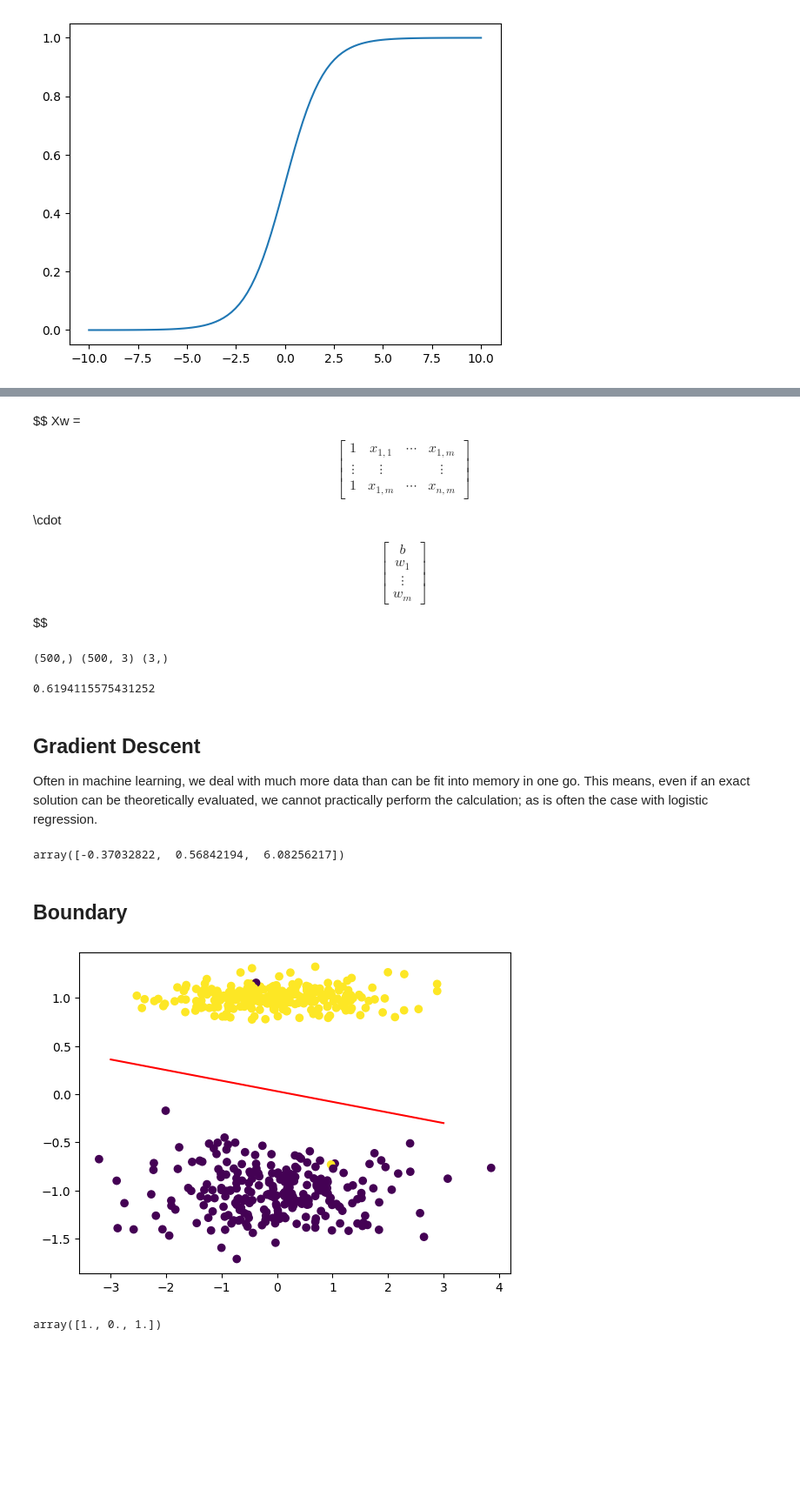
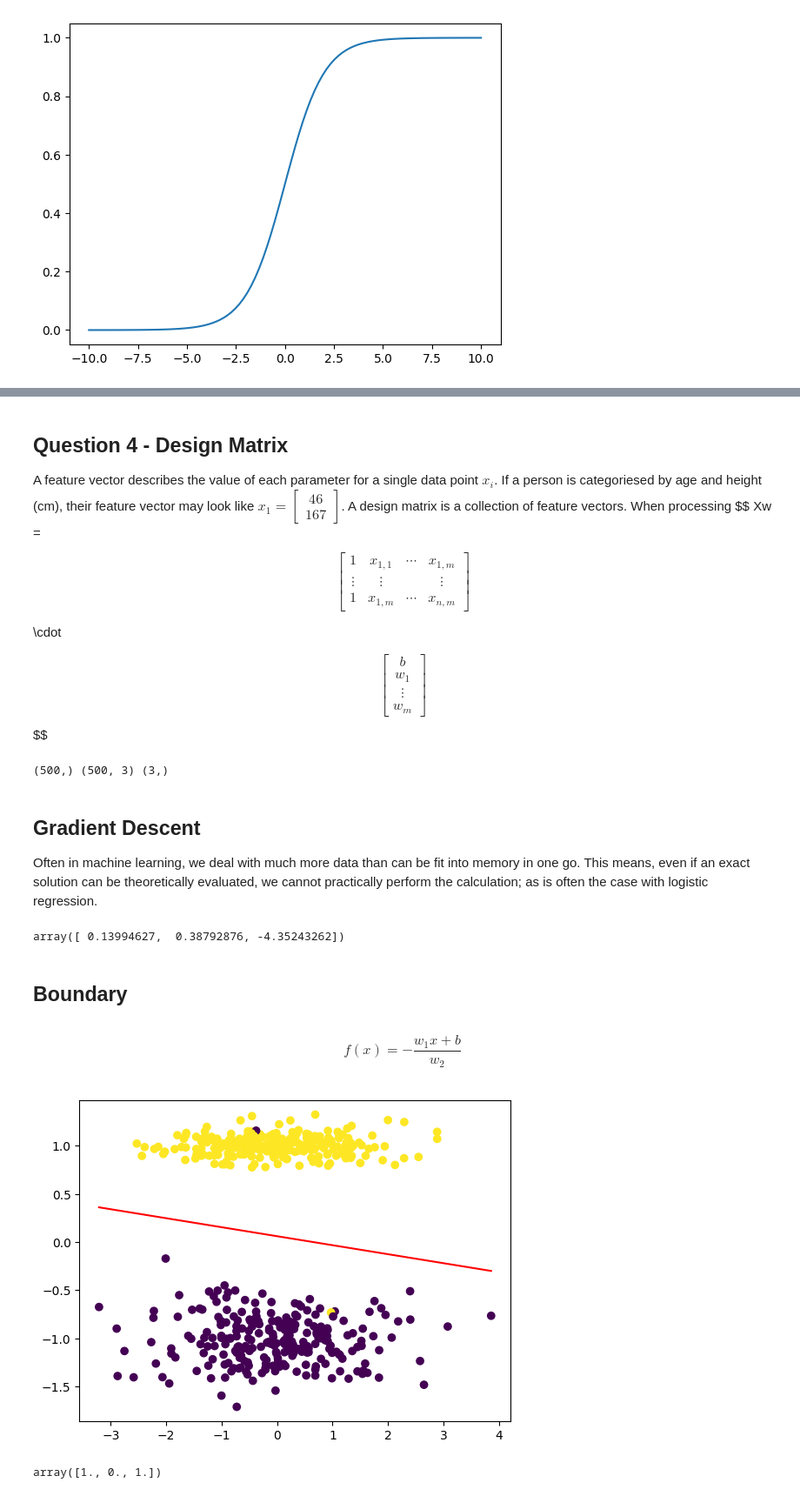
Before and after one commit to wrmthorne/SWiCS-WIE-Advanced-Python-Worksheets, a Jupyter notebook: Advanced 2 - Intro to Machine Learning/Intro_to_ML.ipynb, the cells around one changed output, grey strips where cells are left out. Shown at 87% size. Cells and saved outputs as stored; diff of their text form; code cells hidden in the pictures; blank space fills up the shorter version.

```diff
--- a/Advanced 2 - Intro to Machine Learning/Intro_to_ML.ipynb
+++ b/Advanced 2 - Intro to Machine Learning/Intro_to_ML.ipynb
@@ -90,12 +134,13 @@ For computational efficiency, all calculations are conducted as matrix operation
 # %%
-from sklearn.datasets import make_classification
-X, y = make_classification(n_samples=500, n_features=2, n_redundant=0, n_informative=1, n_clusters_per_class=1, random_state=100)
+# Answer Here
+X, y = make_classification(n_samples=500, n_features=2, n_redundant=0, n_informative=2, n_clusters_per_class=1, random_state=100)
 
 fig, ax = plt.subplots()
 
 scatter = ax.scatter(X[:, 0], X[:, 1], marker='o', c=y)
 legend = ax.legend(*scatter.legend_elements(), title="Classes")
 ax.add_artist(legend)
+ax.set_title("Synthetic Data")
 
 plt.show()
 # %% [output]
@@ -103,4 +148,7 @@ plt.show()
 # %% [markdown]
+## Question 4 - Design Matrix
+
+A feature vector describes the value of each parameter for a single data point $x_i$. If a person is categoriesed by age and height (cm), their feature vector may look like $x_1 = \begin{bmatrix} 46 \\ 167 \end{bmatrix}$. A design matrix is a collection of feature vectors. When processing
 $$
 Xw =
 \begin{bmatrix}
@@ -128,13 +176,6 @@ print(y.shape, X.shape, w.shape)
 z = X @ w
 # %% [output]
 (500,) (500, 3) (3,)
-# %%
-def logit_loss(z, y, epsilon=1e-13):
-    return -np.mean(y * np.log(sigmoid(z) + epsilon) + (1 - y) * np.log(1 - sigmoid(z) + epsilon))
-
-logit_loss(z, y)
-# %% [output]
-0.6194115575431252
 # %% [markdown]
 ## Gradient Descent
 
@@ -152,21 +193,26 @@ def gradient_descent(X, y, w, lr=0.01, epochs=1000):
 w, losses = gradient_descent(X, y, w)
 w
 # %% [output]
-array([-0.37032822,  0.56842194,  6.08256217])
+array([ 0.13994627,  0.38792876, -4.35243262])
 # %% [markdown]
 ## Boundary
+# %% [markdown]
+$$
+f(x) = - \frac{w_1x + b}{w_2}
+$$
 # %%
 bias = w[0]
 weights = w[1:]
 
 fig, ax = plt.subplots()
 x_space = np.linspace(np.min(X[:, 1]), np.max(X[:, 1]), 100)
-f_x = -(bias + weights[0] * x_space) / weights[1]
+f_x = -(weights[0] * x_space + bias) / weights[1]
+
 plt.scatter(X[:, 1], X[:, 2], marker='o', c=y)
-plt.plot(x, f_x, color='red')
+plt.plot(x_space, f_x, color='red')
 plt.show()
 # %% [output]
-[figure, old version]
+[figure, new version]
 # %%
 def predict(X, w):
     return np.round(sigmoid(X @ w))
```
Also changed, not shown: parts of 10 cells of this notebook.
